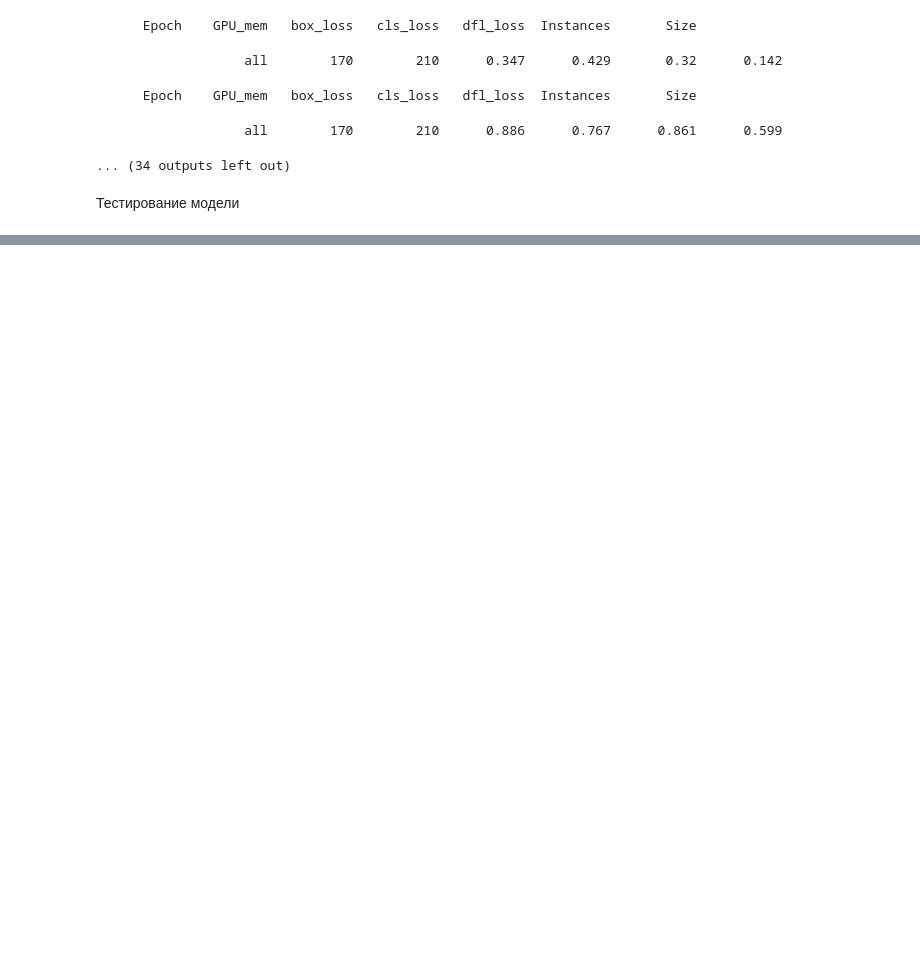
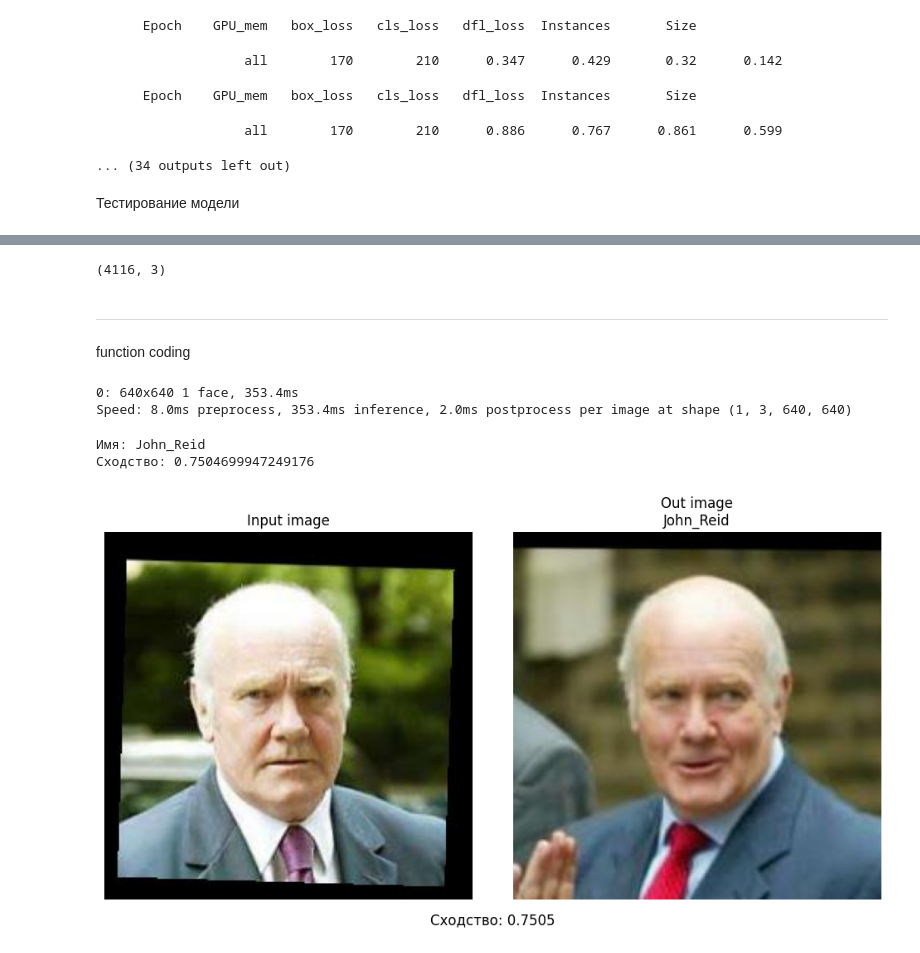
Before and after one commit to Rainfue/face_recognition, a Jupyter notebook: Module_2/Report_m2.ipynb, the cells around one changed output, grey strips where cells are left out. Drawn from its saved outputs; the diff is of its cells as text; code cells hidden in the pictures; blank space fills up the shorter version.

Commit message:
succesfully done model

```diff
--- a/Module_2/Report_m2.ipynb
+++ b/Module_2/Report_m2.ipynb
@@ -303,0 +480,3 @@ Speed: 16.3ms preprocess, 345.5ms inference, 4.6ms postprocess per image at shap
+# %%
+df1 = extract_all_emb(test_dir, 'test')
+df2 = extract_all_emb(valid_dir, 'valid')
@@ -303,0 +535,4 @@ Speed: 16.3ms preprocess, 345.5ms inference, 4.6ms postprocess per image at shap
+# %%
+train_df = df1.sort_values('name', ignore_index=True)
+print(df1.shape)
+train_df.head()
@@ -303,0 +547,9 @@ Speed: 16.3ms preprocess, 345.5ms inference, 4.6ms postprocess per image at shap
+# %%
+train_df = train_df.dropna()
+train_df.shape
+# %% [output]
+(4116, 3)
+# %% [markdown]
+---------------------------------------
+# %% [markdown]
+function coding
@@ -303,0 +558,60 @@ Speed: 16.3ms preprocess, 345.5ms inference, 4.6ms postprocess per image at shap
+# %%
+input_path = r'C:\Users\user1\Project\some_data\face_rec_data\face_ind\test\John_Reid\John_Reid_0001.jpg'
+input_embed = np.array(
+    extract_embeddings(
+        img_path=input_path,
+        det_model=model
+    )[0]['embedding']
+).reshape(1,-1)
+# %% [output]
+0: 640x640 1 face, 353.4ms
+Speed: 8.0ms preprocess, 353.4ms inference, 2.0ms postprocess per image at shape (1, 3, 640, 640)
+# %%
+similar = 0
+name = ''
+treshold = 0.3
+out_path = ''
+for i in range(train_df.shape[0]):
+    # Извлекаем эмбединг из списка словарей
+    embedding_list = train_df["embedding"].iloc[i]  # Это список словарей
+    if isinstance(embedding_list, list) and len(embedding_list) > 0:
+        embedding = embedding_list[0]['embedding']  # Извлекаем эмбединг из первого словаря
+        X = np.array(embedding).reshape(1, -1)
+
+        # Вычисляем косинусное сходство
+        cos_sim = float(cosine_similarity(X, input_embed))
+
+        # Обновляем наиболее похожий результат
+        if cos_sim > similar:
+            similar = cos_sim
+            name = train_df['name'].iloc[i]
+            out_path = train_df['img_path'].iloc[i]
+    else:
+        print(f"Ошибка: неверный формат эмбединга в строке {i}")
+
+if similar < treshold:
+    print('Неизвестная личность')
+else:
+    print(f'Имя: {name}\nСходство: {similar}')
+
+img_input = cv2.cvtColor(cv2.imread(input_path), cv2.COLOR_BGR2RGB)
+img_out = cv2.cvtColor(cv2.imread(out_path), cv2.COLOR_BGR2RGB)
+
+fig, ax = plt.subplots(1,2,figsize=(10,5))
+
+ax[0].imshow(img_input)
+ax[0].axis('off')
+ax[0].set_title('Input image')
+
+ax[1].imshow(img_out)
+ax[1].axis('off')
+ax[1].set_title(f'Out image\n{name}')
+
+fig.text(0.5, -0.03, f"Сходство: {similar:.4f}", ha='center', fontsize=12)
+
+plt.tight_layout()
+plt.show()
+# %% [output]
+Имя: John_Reid
+Сходство: 0.7504699947249176
+[figure, added]
```
Also changed, not shown: parts of 21 cells of this notebook, 11 other files.
